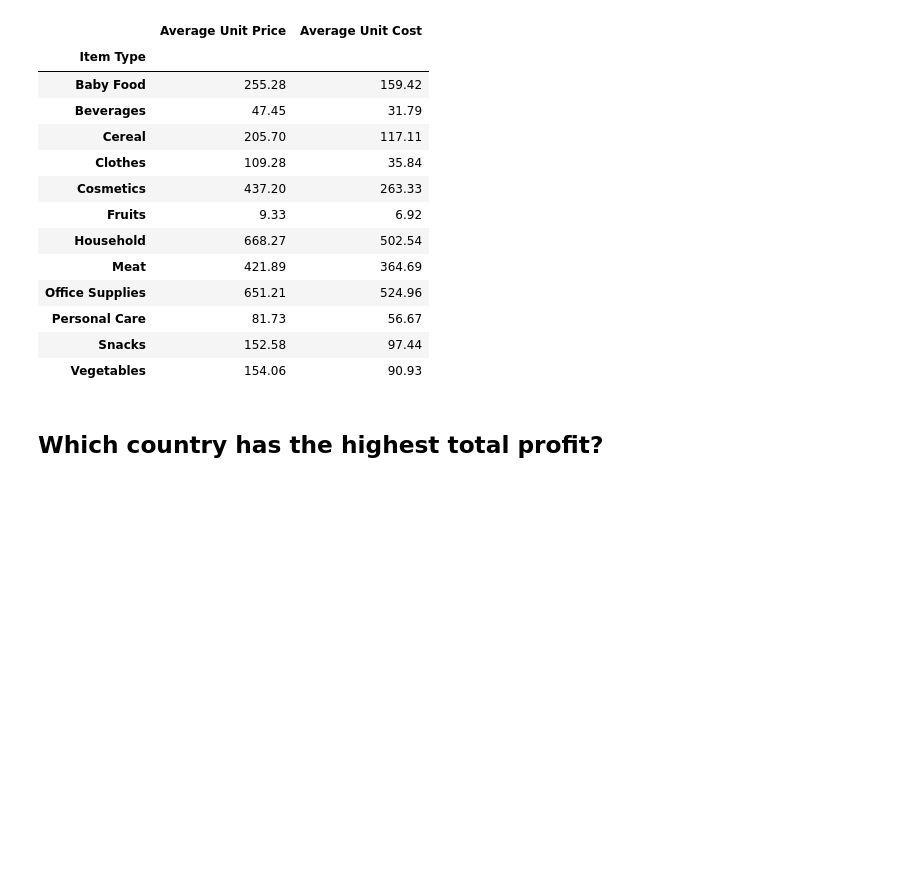
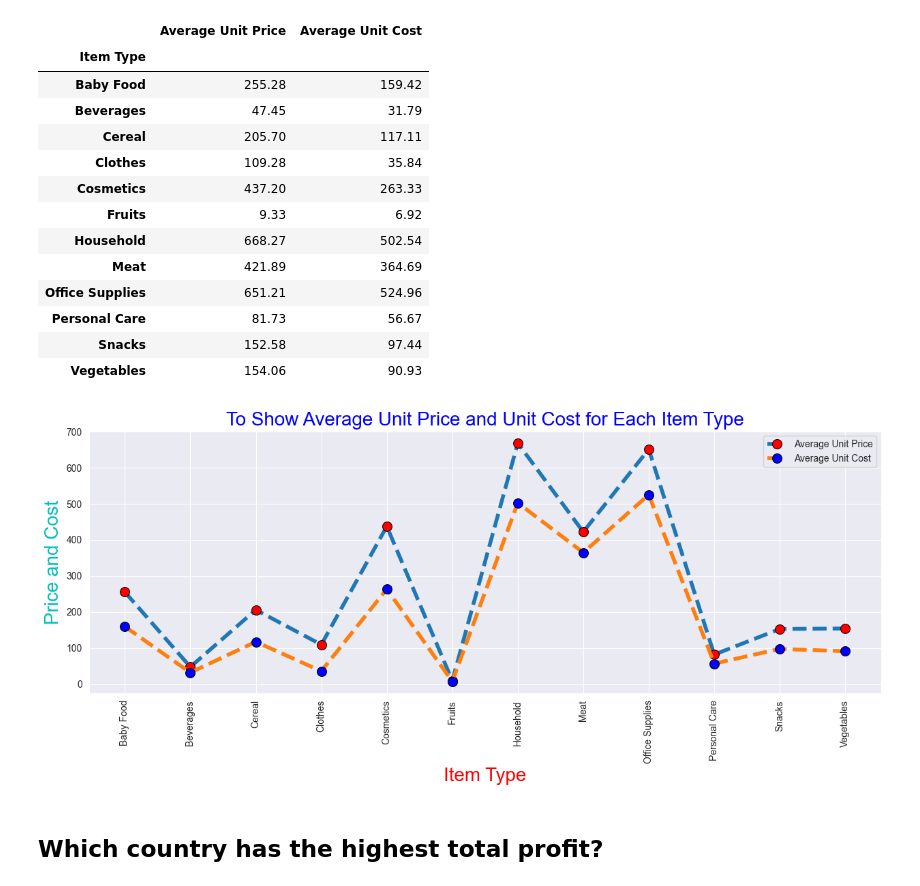
Before and after one commit to gdprasad1201/Amazon-Sales-Data-Analytics-Mini-Project, a Jupyter notebook: sales.ipynb, the cells around one changed output. Saved outputs shown, nothing was run; the diff lists cells and outputs as text; code cells hidden in the pictures; blank space fills up the shorter version.

```diff
--- a/sales.ipynb
+++ b/sales.ipynb
@@ -167,6 +167,24 @@ Avg_Price_Cost
 | Personal Care | 81.73 | 56.67 |
 | Snacks | 152.58 | 97.44 |
 | Vegetables | 154.06 | 90.93 |
+# %%
+group_data_unit_price = data.groupby(data['Item Type'])['Unit Price'].mean()
+group_data_unit_cost = data.groupby(data['Item Type'])['Unit Cost'].mean()
+
+plt.figure(figsize = (15,5))
+sns.lineplot(data = group_data_unit_price, linestyle = '--' ,linewidth = 4 , marker = 'o', markersize = 10,
+                markerfacecolor ='red', markeredgecolor ='black', label = 'Average Unit Price')
+sns.lineplot(data = group_data_unit_cost, linestyle = '--' ,linewidth = 4 , marker = 'o', markersize = 10,
+                markerfacecolor ='blue', markeredgecolor ='black', label = 'Average Unit Cost')
+
+plt.xticks(rotation = 90)
+plt.title('To Show Average Unit Price and Unit Cost for Each Item Type', fontsize = 20, color = 'Blue')
+plt.xlabel('Item Type', fontsize = 20, color = 'red')
+plt.ylabel('Price and Cost', fontsize = 20, color = 'c')
+plt.legend()
+plt.show()
+# %% [output]
+[figure, added]
 # %% [markdown]
 ## Which country has the highest total profit?
 # %%
```
Also changed, not shown: parts of 12 cells of this notebook, 2 other files.
